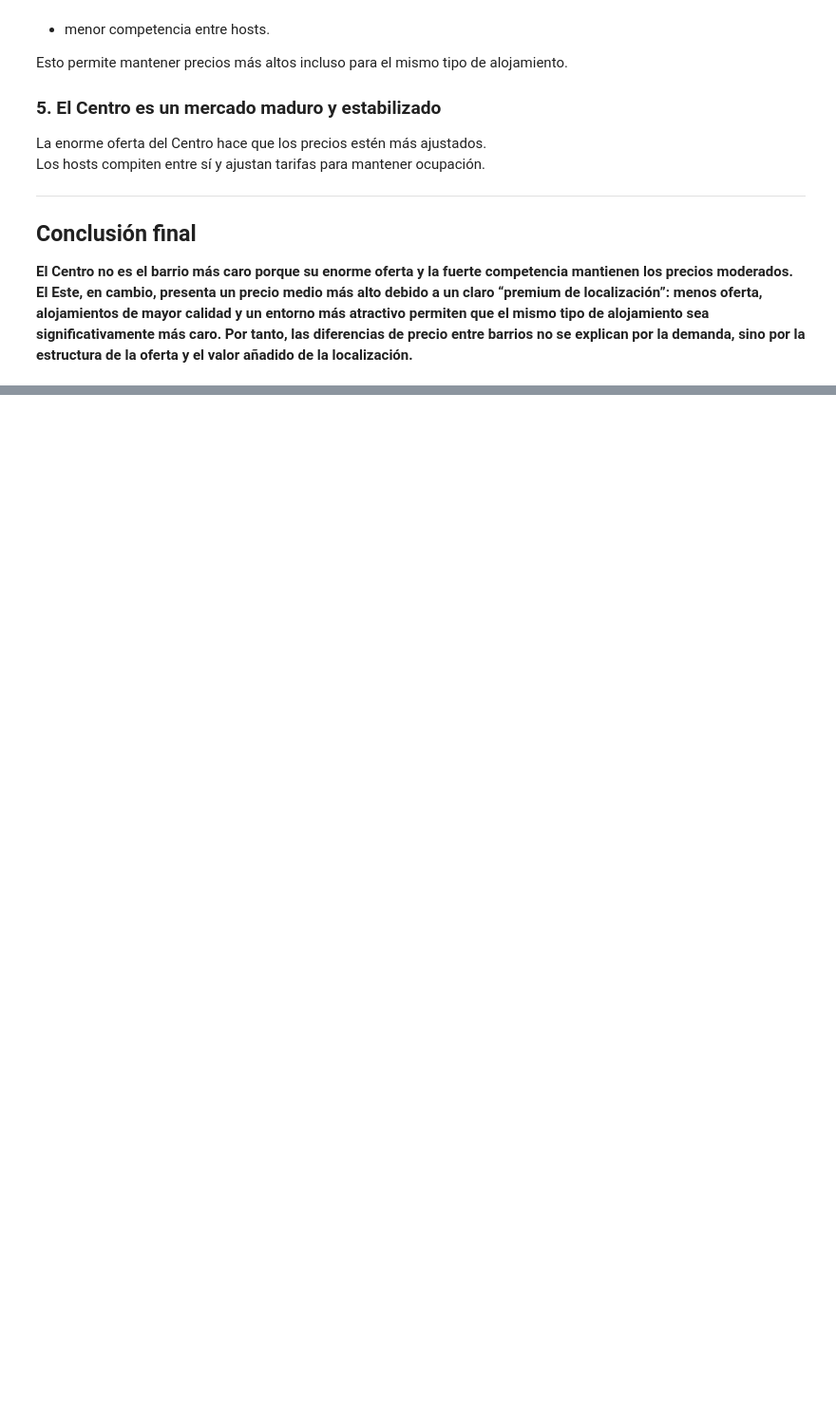
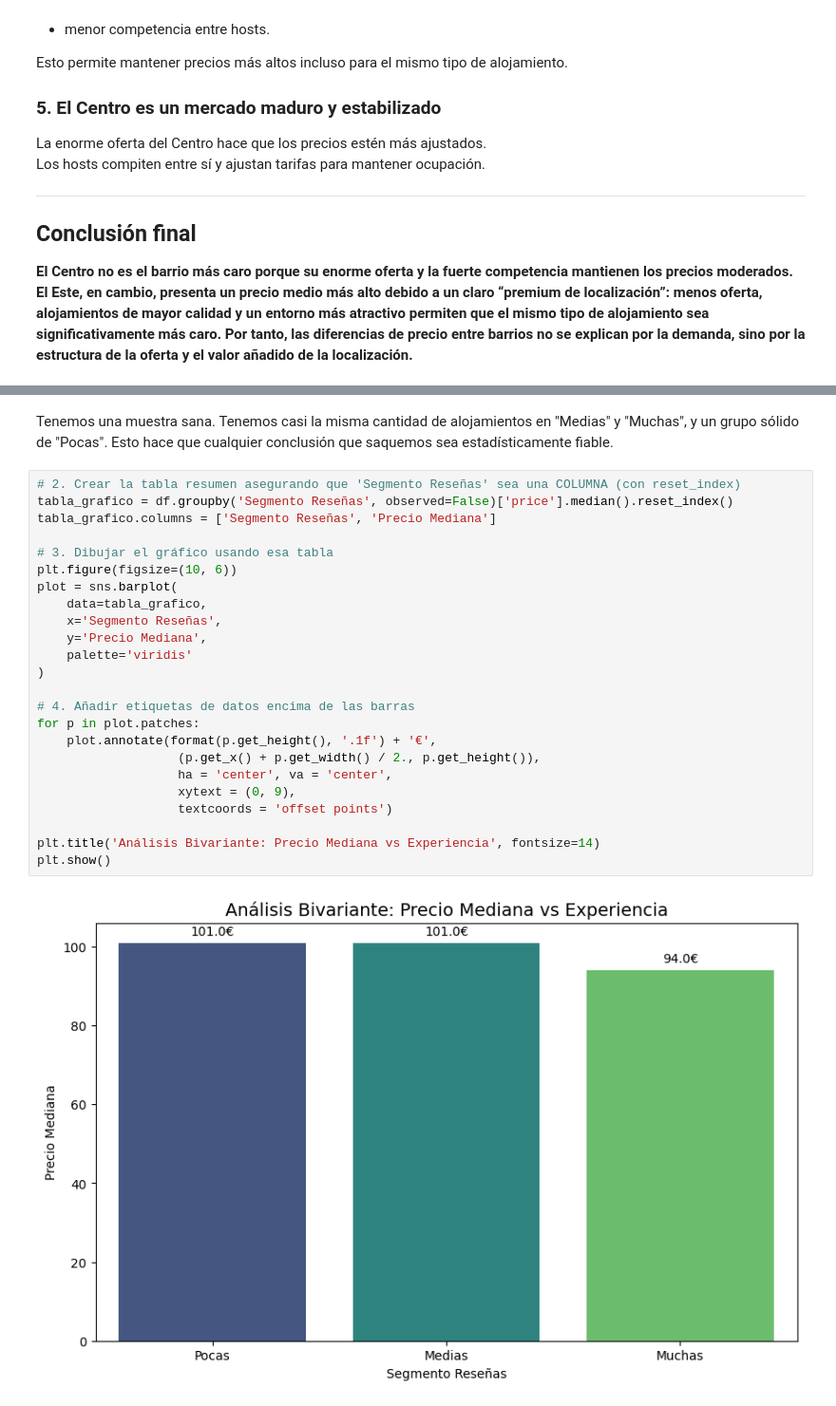
Before and after one commit to MHHsim/Proyect-Break-I, a Jupyter notebook: src/notebooks/Fase_04_Analysis.ipynb, the cells around one changed output, grey strips where cells are left out. Shown at 95% size. Drawn from its saved outputs; the diff is of its cells as text; blank space fills up the shorter version.

```diff
--- a/src/notebooks/Fase_04_Analysis.ipynb
+++ b/src/notebooks/Fase_04_Analysis.ipynb
@@ -727,0 +768,28 @@ Los hosts compiten entre sí y ajustan tarifas para mantener ocupación.
+# %% [markdown]
+Tenemos una muestra sana. Tenemos casi la misma cantidad de alojamientos en "Medias" y "Muchas", y un grupo sólido de "Pocas". Esto hace que cualquier conclusión que saquemos sea estadísticamente fiable.
+# %%
+# 2. Crear la tabla resumen asegurando que 'Segmento Reseñas' sea una COLUMNA (con reset_index)
+tabla_grafico = df.groupby('Segmento Reseñas', observed=False)['price'].median().reset_index()
+tabla_grafico.columns = ['Segmento Reseñas', 'Precio Mediana']
+
+# 3. Dibujar el gráfico usando esa tabla
+plt.figure(figsize=(10, 6))
+plot = sns.barplot(
+    data=tabla_grafico,
+    x='Segmento Reseñas',
+    y='Precio Mediana',
+    palette='viridis'
+)
+
+# 4. Añadir etiquetas de datos encima de las barras
+for p in plot.patches:
+    plot.annotate(format(p.get_height(), '.1f') + '€',
+                   (p.get_x() + p.get_width() / 2., p.get_height()),
+                   ha = 'center', va = 'center',
+                   xytext = (0, 9),
+                   textcoords = 'offset points')
+
+plt.title('Análisis Bivariante: Precio Mediana vs Experiencia', fontsize=14)
+plt.show()
+# %% [output]
+[figure, added]
```
Also changed, not shown: parts of 37 cells of this notebook, 2 other files.
